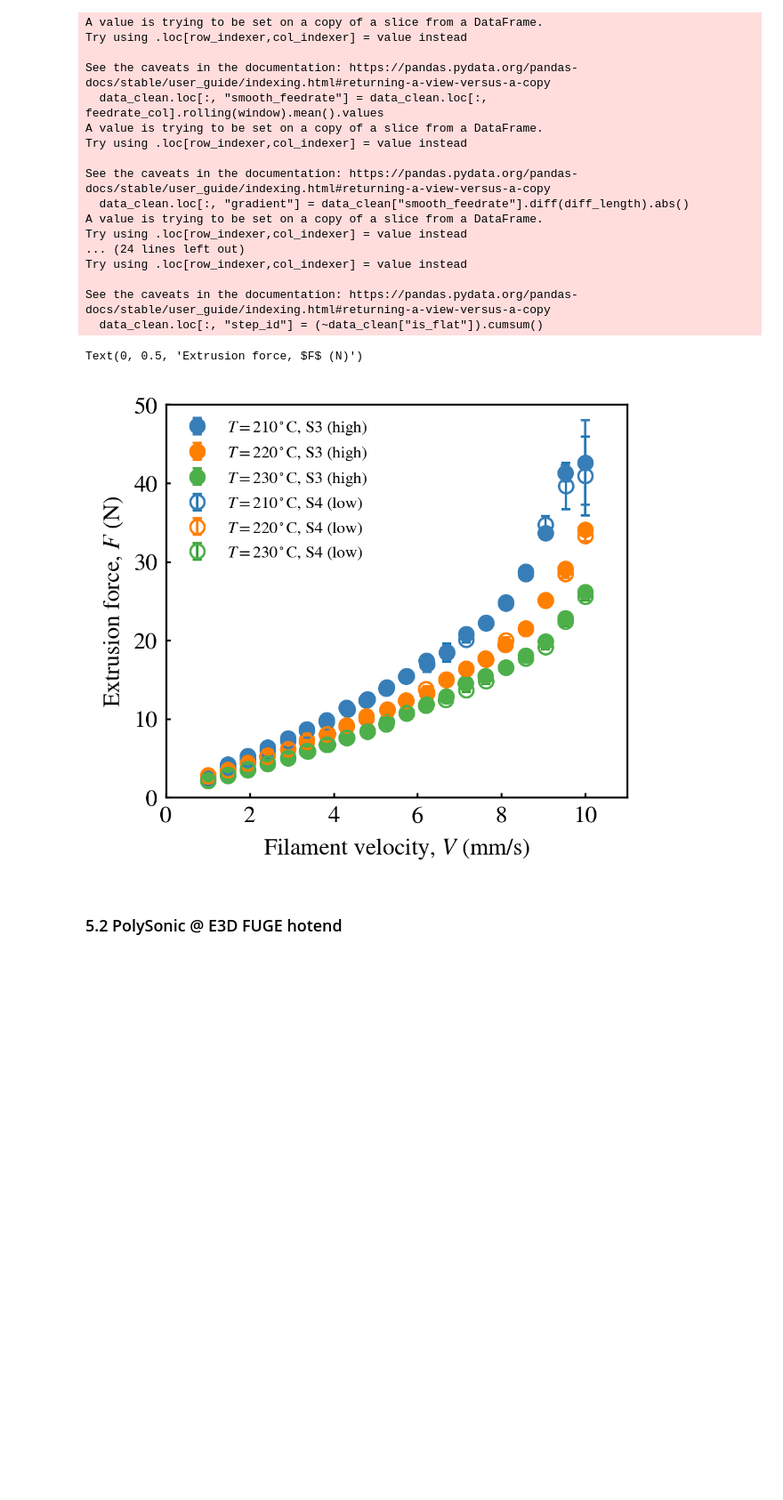
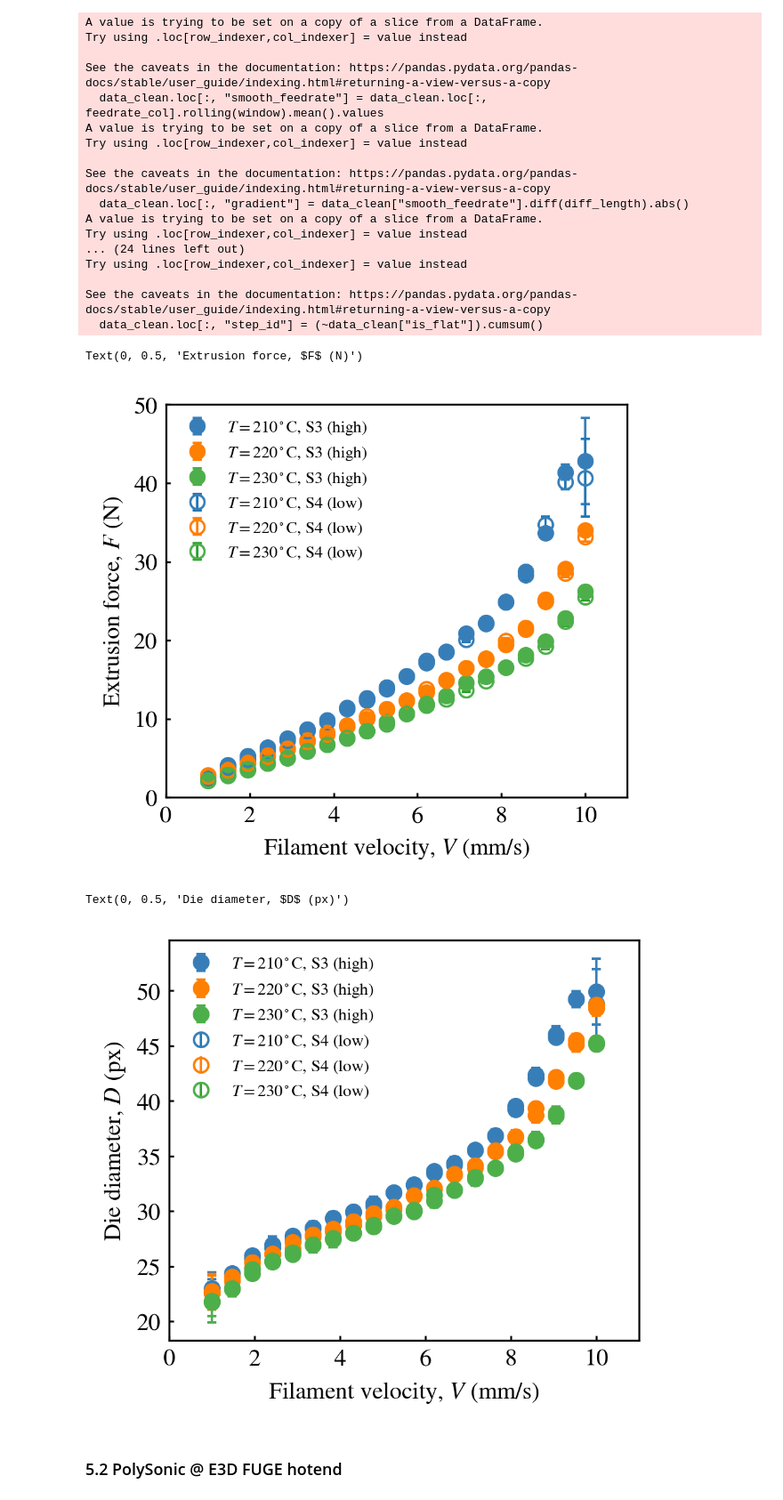
Before and after one commit to ZLoverty/ETP, a Jupyter notebook: Code/extrusion_force.ipynb, the cells around one changed output. Shown at 89% size. Saved outputs shown, nothing was run; the diff lists cells and outputs as text; code cells hidden in the pictures; blank space fills up the shorter version.

```diff
--- a/Code/extrusion_force.ipynb
+++ b/Code/extrusion_force.ipynb
@@ -510,14 +510,14 @@ Text(0.5, 0, 'Time (s)')
 # %% [markdown]
 ### 5.1 PolySonic @ BBL A1 hotend
 # %%
-folder = Path("/Users/zhengyang/Documents/Data/2025-12-19")
+folder = Path(r"C:\Users\zhengyang\OneDrive - 苏州聚复科技股份有限公司\工作文件\003.挤出过程研究\003.挤出测试平台\实验数据\003.散装数据\2025-12-19")
 filename3 = "20251219_112842_autosave-3.csv"
 filename4 = "20251219_123732_autosave-4.csv"
 data3 = pd.read_csv(folder / filename3)
 data4 = pd.read_csv(folder / filename4)
 # %%
-cleaned_steps3, data_clean = clean_data(data3)
-cleaned_steps4, data_clean = clean_data(data4)
+cleaned_steps3, data_clean = clean_data(data3, step_length=300)
+cleaned_steps4, data_clean = clean_data(data4, step_length=300)
 # %% [output]
 number of steps: 60
 number of steps: 60
@@ -544,35 +544,51 @@ Ts = [210, 220, 230]
 Trange = 2
 organized_data3 = {}
 for T in Ts:
-    organized_data3[T] = {"vels":[], "forces":[], "forces_std":[]}
+    organized_data3[T] = {"vels":[], "forces":[], "forces_std":[], "dieswell": [], "dieswell_std": [], "dietemp": [], "dietemp_std": []}
 
 for step in cleaned_steps3:
     temp = step["hotend_temperature_C"].mean()
     vel = step["feedrate_mms"].mean()
     force_mean = step["extrusion_force_N"].mean()
     force_std = step["extrusion_force_N"].std()
+    dieswell_mean = step["die_diameter_px"].mean()
+    dieswell_std = step["die_diameter_px"].std()
+    dietemp_mean = step["die_temperature_C"].mean()
+    dietemp_std = step["die_temperature_C"].std()
     for T in Ts:
         if temp > T-Trange and temp < T+Trange:
             organized_data3[T]["vels"].append(vel)
             organized_data3[T]["forces"].append(force_mean)
             organized_data3[T]["forces_std"].append(force_std)
+            organized_data3[T]["dieswell"].append(dieswell_mean)
+            organized_data3[T]["dieswell_std"].append(dieswell_std)
+            organized_data3[T]["dietemp"].append(dietemp_mean)
+            organized_data3[T]["dietemp_std"].append(dietemp_std)
 # %%
 Ts = [210, 220, 230]
 Trange = 2
 organized_data4 = {}
 for T in Ts:
-    organized_data4[T] = {"vels":[], "forces":[], "forces_std":[]}
+    organized_data4[T] = {"vels":[], "forces":[], "forces_std":[], "dieswell": [], "dieswell_std": [], "dietemp": [], "dietemp_std": []}
 
 for step in cleaned_steps4:
     temp = step["hotend_temperature_C"].mean()
     vel = step["feedrate_mms"].mean()
     force_mean = step["extrusion_force_N"].mean()
     force_std = step["extrusion_force_N"].std()
+    dieswell_mean = step["die_diameter_px"].mean()
+    dieswell_std = step["die_diameter_px"].std()
+    dietemp_mean = step["die_temperature_C"].mean()
+    dietemp_std = step["die_temperature_C"].std()
     for T in Ts:
         if temp > T-Trange and temp < T+Trange:
             organized_data4[T]["vels"].append(vel)
             organized_data4[T]["forces"].append(force_mean)
             organized_data4[T]["forces_std"].append(force_std)
+            organized_data4[T]["dieswell"].append(dieswell_mean)
+            organized_data4[T]["dieswell_std"].append(dieswell_std)
+            organized_data4[T]["dietemp"].append(dietemp_mean)
+            organized_data4[T]["dietemp_std"].append(dietemp_std)
 # %%
 fig, ax = plt.subplots(figsize=(3.5, 3), dpi=300)
 for i, T in enumerate(organized_data3.keys()):
@@ -593,7 +609,28 @@ ax.set_xlabel("Filament velocity, $V$ (mm/s)")
 ax.set_ylabel("Extrusion force, $F$ (N)")
 # %% [output]
 Text(0, 0.5, 'Extrusion force, $F$ (N)')
-[figure, old version]
+[figure, new version]
+# %%
+fig, ax = plt.subplots(figsize=(3.5, 3), dpi=300)
+for i, T in enumerate(organized_data3.keys()):
+    vels = organized_data3[T]["vels"]
+    forces = organized_data3[T]["dieswell"]
+    forces_std = organized_data3[T]["dieswell_std"]
+    ax.errorbar(vels, forces, yerr=forces_std, marker="o", ls="", lw=1, capsize=2, color=bestcolor(i), label=f"$T={T}^\\circ$C, S3 (high)")
+
+for i, T in enumerate(organized_data4.keys()):
+    vels = organized_data4[T]["vels"]
+    forces = organized_data4[T]["dieswell"]
+    forces_std = organized_data4[T]["dieswell_std"]
+    ax.errorbar(vels, forces, yerr=forces_std, marker="o", ls="", lw=1, capsize=2, mfc=(0,0,0,0), mec=bestcolor(i), label=f"$T={T}^\\circ$C, S4 (low)")
+ax.legend(fontsize=7, frameon=False)
+ax.set_xlim(0, 11)
+# ax.set_ylim(0, 60)
+ax.set_xlabel("Filament velocity, $V$ (mm/s)")
+ax.set_ylabel("Die diameter, $D$ (px)")
+# %% [output]
+Text(0, 0.5, 'Die diameter, $D$ (px)')
+[figure, added]
 # %% [markdown]
 ### 5.2 PolySonic @ E3D FUGE hotend
 # %%
```
Also changed, not shown: parts of 17 cells of this notebook, 1 other file.
